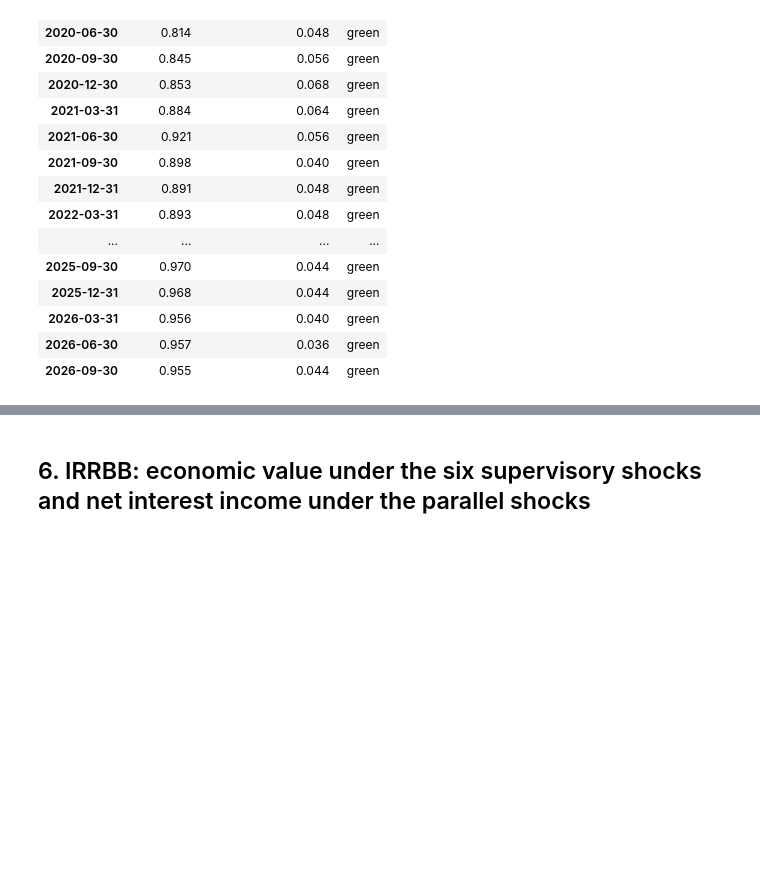
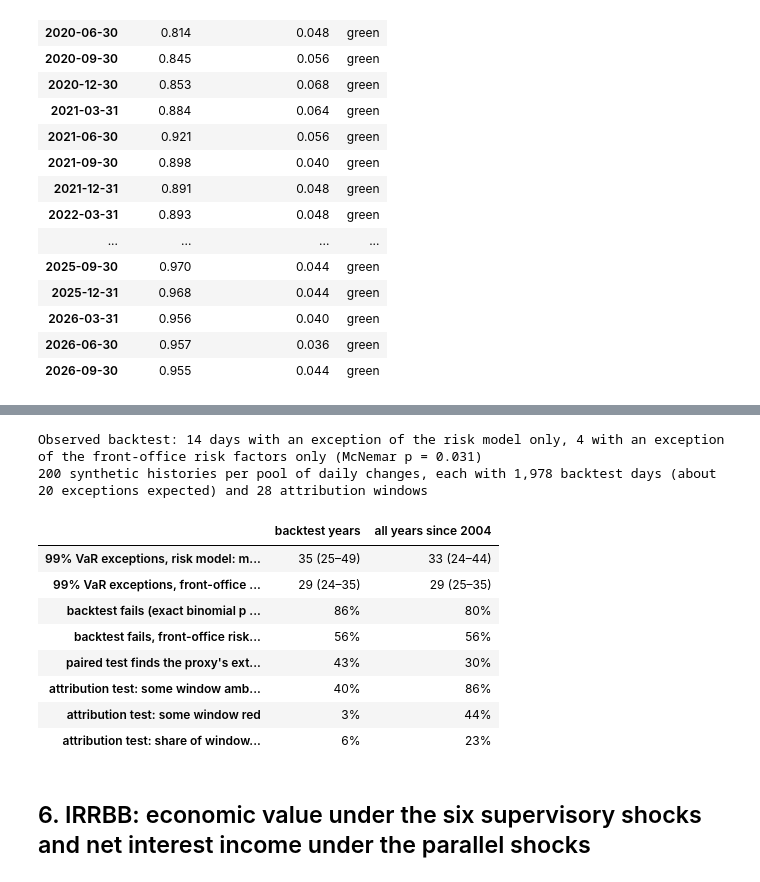
Before and after one commit to MangirdasMikalkenas/Weather_as_a_price_driver_-_Lithuanian_day-ahead_power_prices-_2023-2026, a Jupyter notebook: notebooks/05_bank_portfolio.ipynb, the cells around one changed output, grey strips where cells are left out. Saved outputs shown, nothing was run; the diff lists cells and outputs as text; code cells hidden in the pictures; blank space fills up the shorter version.

```diff
--- a/notebooks/05_bank_portfolio.ipynb
+++ b/notebooks/05_bank_portfolio.ipynb
@@ -415,3 +421,83 @@ The unexplained P&L (HPL − RTPL) against the change in the 10-year sovereign s
+# %%
+# Is the proxy's excess over the front-office risk factors more than chance, and how often would each check catch the
+# proxy in other histories? First McNemar's paired test on the observed backtest (src/backtests.py). Then synthetic
+# histories (src/risk_engines.py): blocks of BLOCK_DAYS consecutive observed daily changes of all risk factors together,
+# which keeps their correlation and the clustering of volatility within a block, turned into levels from the market of
+# the first day of the first VaR window, as long as that window and the backtest. On each, the VaR backtest, the paired
+# test and the attribution test (250-day windows, one every 63 days) run as above. Two pools of changes: the backtest
+# years themselves, and all years since 2004, the euro-area sovereign debt crisis included.
+proxy_hits = (risk["HPL"] < -risk["VaR 99%"]).to_numpy()
+right_hits = (risk["HPL"] < -risk["VaR 99%, front-office risk factors"]).to_numpy()
+only_proxy, only_right, p_paired = paired_exceptions(proxy_hits, right_hits)
+print(f"Observed backtest: {only_proxy} days with an exception of the risk model only, {only_right} with an exception "
+      f"of the front-office risk factors only (McNemar p = {p_text(p_paired)})")
+
+n_days, start_row = len(risk), first - 1 - WINDOW
+start_market = {name: levels[start_row] for name, levels in FACTORS.items()}
+sim_days = np.arange(WINDOW + 1, WINDOW + 1 + n_days)            # the forecast days of a synthetic history
+pla_ends = np.arange(WINDOW, n_days + 1, 63)                       # ends of the 250-day attribution windows
+
+
+def simulated_history(pool, rng):
+    rows = pool[block_bootstrap_rows(len(pool), WINDOW + n_days, BLOCK_DAYS, rng)]
+    changes = {name: CHANGES[name][rows] for name in CHANGES}
+    levels = {name: levels_from_changes(start_market[name], changes[name], KINDS[name]) for name in changes}
+    limits = {model: -np.quantile(rolling_scenario_pnl(revalue, levels, changes, KINDS, sim_days, WINDOW),
+                                  1 - VAR_LEVEL, axis=1) for model, revalue in REVALUE.items()}
+    hpl, rtpl = (np.diff(REVALUE[model](**levels))[sim_days - 1] for model in ("front office", "risk model"))
+    exceptions = {model: hpl < -limit for model, limit in limits.items()}
+    risk_model_only, front_office_only, p = paired_exceptions(exceptions["risk model"], exceptions["front office"])
+    zones = [pla_zone(stats.spearmanr(hpl[end - WINDOW:end], rtpl[end - WINDOW:end]).statistic,
+                      stats.ks_2samp(hpl[end - WINDOW:end], rtpl[end - WINDOW:end]).statistic) for end in pla_ends]
+    count = {model: int(hits.sum()) for model, hits in exceptions.items()}
+    return {"exceptions, risk model": count["risk model"],
+            "exceptions, front-office risk factors": count["front office"],
+            "backtest fails, risk model": stats.binomtest(count["risk model"], n_days, 1 - VAR_LEVEL).pvalue < 0.05,
+            "backtest fails, front-office risk factors":
+                stats.binomtest(count["front office"], n_days, 1 - VAR_LEVEL).pvalue < 0.05,
+            "paired test finds the proxy": p < 0.05 and risk_model_only > front_office_only,
+            "attribution: some window not green": any(zone != "green" for zone in zones),
+            "attribution: some window red": any(zone == "red" for zone in zones),
+            "attribution: share of windows not green": np.mean([zone != "green" for zone in zones])}
+
+
+def spread(x):
+    return f"{x.median():.0f} ({x.quantile(0.05):.0f}–{x.quantile(0.95):.0f})"
+
+
+rng = np.random.default_rng(SEED)
+pools = {"backtest years": np.arange(start_row, last), "all years since 2004": np.arange(len(D_AAA))}
+simulated = {name: pd.DataFrame([simulated_history(pool, rng) for _ in range(N_HISTORIES)])
+             for name, pool in pools.items()}
+DETECTED = {"backtest": "backtest fails (exact binomial p < 0.05), risk model",
+            "paired": "paired test finds the proxy's extra exceptions (p < 0.05)",
+            "attribution": "attribution test: some window amber or red"}
+detection = pd.DataFrame({name: {
+    "99% VaR exceptions, risk model: median (5–95%)": spread(s["exceptions, risk model"]),
+    "99% VaR exceptions, front-office risk factors: median (5–95%)": spread(s["exceptions, front-office risk factors"]),
+    DETECTED["backtest"]: f"{s['backtest fails, risk model'].mean():.0%}",
+    "backtest fails, front-office risk factors": f"{s['backtest fails, front-office risk factors'].mean():.0%}",
+    DETECTED["paired"]: f"{s['paired test finds the proxy'].mean():.0%}",
+    DETECTED["attribution"]: f"{s['attribution: some window not green'].mean():.0%}",
+    "attribution test: some window red": f"{s['attribution: some window red'].mean():.0%}",
+    "attribution test: share of windows not green, on average":
+        f"{s['attribution: share of windows not green'].mean():.0%}"}
+    for name, s in simulated.items()})
+print(f"{N_HISTORIES} synthetic histories per pool of daily changes, each with {n_days:,} backtest days (about "
+      f"{n_days * (1 - VAR_LEVEL):.0f} exceptions expected) and {len(pla_ends)} attribution windows")
+detection
+# %% [output]
+Observed backtest: 14 days with an exception of the risk model only, 4 with an exception of the front-office risk factors only (McNemar p = 0.031)
+200 synthetic histories per pool of daily changes, each with 1,978 backtest days (about 20 exceptions expected) and 28 attribution windows
+|  | backtest years | all years since 2004 |
+| 99% VaR exceptions, risk model: m... | 35 (25–49) | 33 (24–44) |
+| 99% VaR exceptions, front-office ... | 29 (24–35) | 29 (25–35) |
+| backtest fails (exact binomial p ... | 86% | 80% |
+| backtest fails, front-office risk... | 56% | 56% |
+| paired test finds the proxy's ext... | 43% | 30% |
+| attribution test: some window amb... | 40% | 86% |
+| attribution test: some window red | 3% | 44% |
+| attribution test: share of window... | 6% | 23% |
 # %% [markdown]
 ## 6. IRRBB: economic value under the six supervisory shocks and net interest income under the parallel shocks
 # %%
```
Also changed, not shown: parts of 3 cells of this notebook, 9 other files.
